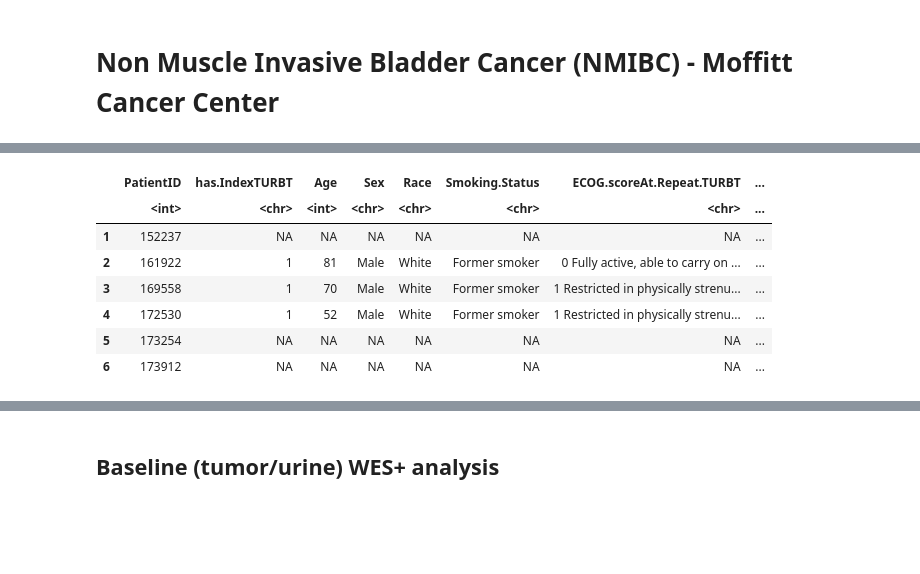
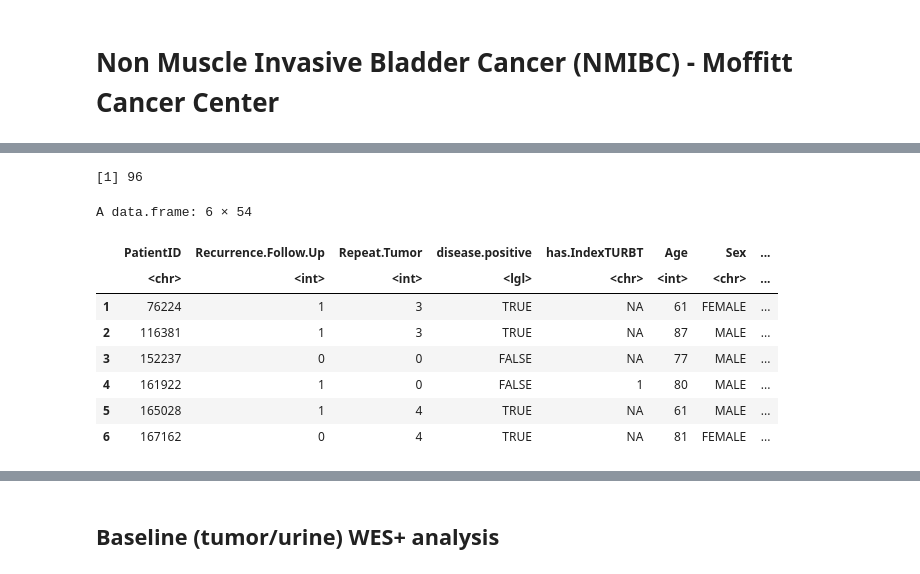
Before and after one commit to billiegould/R-functions-for-stats-and-plotting, a Jupyter notebook: notebooks/Moffitt_NMIBC_WES_analysis_BGould.ipynb, the cells around one changed output, grey strips where cells are left out. Cells and saved outputs as stored; diff of their text form; code cells hidden in the pictures; blank space fills up the shorter version.

```diff
--- a/notebooks/Moffitt_NMIBC_WES_analysis_BGould.ipynb
+++ b/notebooks/Moffitt_NMIBC_WES_analysis_BGould.ipynb
@@ -76,21 +60,22 @@ fix_StudyVisit <- function(col){
 # %%
 # read in clinical data
 
-df_clin = read.csv("./clinical_data//NMIBC_clinical_data_merged_2023-10-11.csv", as.is=T)
-
-#head(df_clin)
-#table(df_clin$Index.Stage)
-#table(df_clin$Repeat.Stage)
-
-# or update clin data sheet:
-## SEE sample collection dates stored here: 1_MCC_NMIBC_02-20-2023 No PHI Predicine Blood_Urine Request 21616 NMIBC_2.1.2023
-# in New Batch Tab  # see note on delayed collection date of some blood samples:
-# 10, 11, 13, 14, 16, 18, 21, 33, 35 - during this period in the study process blood was not collected at the time of pre-Repeat TURBT urine. Blood was collected
-# in a delayed fashion, so the dates will be later than either the repeat TURBT tissue specimen or the pre-Repeat TURBT urine specimen.changed
+df_clin.new = read.csv("clinical_data/NMIBC_clinical_data_merged_2024-04-16_BG_JL.csv")
+#df_clin.new = read_excel("clinical_data/NMIBC_clinical_data_JL_Jan232024.xlsx", sheet = "Sheet1", n_max = 99, skip = 2)
+df_clin.new = make_names(df_clin.new) %>% mutate(#disease.positive = factor(Repeat.Tumor > 0),
+                                                PatientID = as.character(fix_PIDs(PatientID))) #%>%
+                                          #filter(PatientID != "0")
+table(df_clin.new$PatientID)
+sort(names(df_clin.new))
+#df_clin = read.csv("./clinical_data//NMIBC_clinical_data_merged_2023-10-11.csv", as.is=T)
+#df_clin = df_clin %>% mutate(PatientID.old=PatientID,
+#                             PatientID = as.character(fix_PIDs(PatientID)))
+#table(df_clin$PatientID)
+#df_clin = df_clin.new %>% left_join(df_clin %>% select(-disease.positive), by="PatientID")
+#table(df_clin$PatientID)
 
 # df_clin = read_excel("./data_batch1_and_2/NMIBC Clinical for BG 10.19.22 (1).xlsx",
 #                     sheet = "CtutDNAInNMIBC_DATA_LABELS_2022")
-
 # df_clin = df_clin %>% rename("Record"="Record ID...1",
 #                              "PatientID"="Study ID (Ex. NMIBC-***)",
 #                              "has.IndexTURBT"="What was sent to Predicine (choice=Index TURBT Tissue)",
@@ -115,16 +100,18 @@ df_clin = read.csv("./clinical_data//NMIBC_clinical_data_merged_2023-10-11.csv",
 #                              "Smoking.Status"="Smoking status") %>%
 #                         mutate_at(c("Repeat.Stage", "Index.Stage", "Progression", "IndexHistology", "IndexGrade",
 #                                       "RepeatHistology", "RepeatGrade", "Repeat.CIS", "CytoscopyDate"), as.character)
-
-# df = df_clin %>% select("PatientID", "Previous Intravesical Therapy (choice=None)",
-#                         "Previous Intravesical Therapy (choice=BCG)",
-#                         "Previous Intravesical Therapy (choice=Mitomycin C)") %>%
-#                 rename("None"="Previous Intravesical Therapy (choice=None)",
-#                         "BCG"="Previous Intravesical Therapy (choice=BCG)",
-#                         "Mitomycin.C"="Previous Intravesical Therapy (choice=Mitomycin C)") %>%
-#                  pivot_longer(-PatientID, names_to="Prev.IV.Therapy") %>% filter(value==1) %>% select(-value)
-
-# df_clin = df_clin %>% left_join(df, by="PatientID")
+# df = df_clin.new %>% select("PatientID", "Previous.Intravesical.Therapy..choice.None.",
+#                         "Previous.Intravesical.Therapy..choice.BCG.",
+#                         "Previous.Intravesical.Therapy..choice.Gemcitabine.....Docetaxel.",
+#                         "Previous.Intravesical.Therapy..choice.Mitomycin.C.") %>%
+#                 rename("None"="Previous.Intravesical.Therapy..choice.None.",
+#                         "BCG"="Previous.Intravesical.Therapy..choice.BCG.",
+#                         "Mitomycin.C"="Previous.Intravesical.Therapy..choice.Mitomycin.C.",
+#                        "Gemcitabine.Docetaxel"="Previous.Intravesical.Therapy..choice.Gemcitabine.....Docetaxel.") %>%
+#                  pivot_longer(-PatientID, names_to="Prev.IV.Therapy") %>% filter(value=="Yes") %>% select(-value)
+# df_clin.new = df_clin.new %>% left_join(df, by="PatientID") #%>%
+#                 #mutate(Prev.IV.Therapy = ifelse(is.na(Prev.IV.Therapy), )) # not sure if NA=="None" here . ..
+# table(df_clin.new$Prev.IV.Therapy)
 
 # # add batch 3 data
 # df_clin_3 = read_excel("./data_batch3_02222023/Batch3_NMIBC Index Repeat Path for Billie_05082023.xlsx",skip = 1,
@@ -137,7 +124,6 @@ df_clin = read.csv("./clinical_data//NMIBC_clinical_data_merged_2023-10-11.csv",
 # df_clin[df_clin$PatientID == "NMIBC003/MIBC021", "Repeat.Stage"] <- "T1HG (Squamous)"
 # stopifnot(all(!duplicated(df_clin$PatientID)))
 # ###
-
 # df_clin = df_clin %>% mutate("disease.positive" = ifelse(Repeat.Stage!="T0",TRUE,FALSE),
 #                             "Index.CIS" = grepl("cis", Index.Stage, ignore.case=T),
 #                             "Repeat.CIS" = grepl("cis", Repeat.Stage, ignore.case=T))
@@ -153,16 +139,13 @@ df_clin = read.csv("./clinical_data//NMIBC_clinical_data_merged_2023-10-11.csv",
 #     # "175743" = NMIBC-053/MIBC-069"
 #     # "175702" = NMIBC-052/MIBC-068"
 
-# df_clin = df_clin %>% mutate(PatientID.old=PatientID,
-#                              PatientID = fix_PIDs(PatientID))
-
 # from Josh Aug 2023 - recur data for ASCOGU patients
 # df_clin2 = read.csv("./clinical_data/NMIBC_clinical_data_merged_missing_2023-09_06.csv") %>%
 #     filter(PatientID %!in% df_clin$PatientID)
 # df_clin = rbind.common(df_clin, df_clin2)
 
-stopifnot(all(!duplicated(df_clin$PatientID)))
+stopifnot(all(!duplicated(df_clin.new$PatientID)))
+nrow(df_clin.new)
 #write.csv(df_clin, glue("./NMIBC_clinical_data_merged_{Sys.Date()}.csv"), row.names=F)
-
-head(df_clin)
+head(df_clin.new) #96 patients
 # %% [output]
@@ -170,11 +199,13 @@ A data.frame: 6 × 45
+[1] 96
+A data.frame: 6 × 54
-|  | PatientID | has.IndexTURBT | Age | Sex | Race | Smoking.Status | ECOG.scoreAt.Repeat.TURBT | ... |
-|  | <int> | <chr> | <int> | <chr> | <chr> | <chr> | <chr> | ... |
-| 1 | 152237 | NA | NA | NA | NA | NA | NA | ... |
-| 2 | 161922 | 1 | 81 | Male | White | Former smoker | 0 Fully active, able to carry on ... | ... |
-| 3 | 169558 | 1 | 70 | Male | White | Former smoker | 1 Restricted in physically strenu... | ... |
-| 4 | 172530 | 1 | 52 | Male | White | Former smoker | 1 Restricted in physically strenu... | ... |
-| 5 | 173254 | NA | NA | NA | NA | NA | NA | ... |
-| 6 | 173912 | NA | NA | NA | NA | NA | NA | ... |
+|  | PatientID | Recurrence.Follow.Up | Repeat.Tumor | disease.positive | has.IndexTURBT | Age | Sex | ... |
+|  | <chr> | <int> | <int> | <lgl> | <chr> | <int> | <chr> | ... |
+| 1 | 76224 | 1 | 3 | TRUE | NA | 61 | FEMALE | ... |
+| 2 | 116381 | 1 | 3 | TRUE | NA | 87 | MALE | ... |
+| 3 | 152237 | 0 | 0 | FALSE | NA | 77 | MALE | ... |
+| 4 | 161922 | 1 | 0 | FALSE | 1 | 80 | MALE | ... |
+| 5 | 165028 | 1 | 4 | TRUE | NA | 61 | MALE | ... |
+| 6 | 167162 | 0 | 4 | TRUE | NA | 81 | FEMALE | ... |
 # %%
 # Master sample list from manifests
 
```
Also changed, not shown: parts of 73 cells of this notebook, 2 other files.
